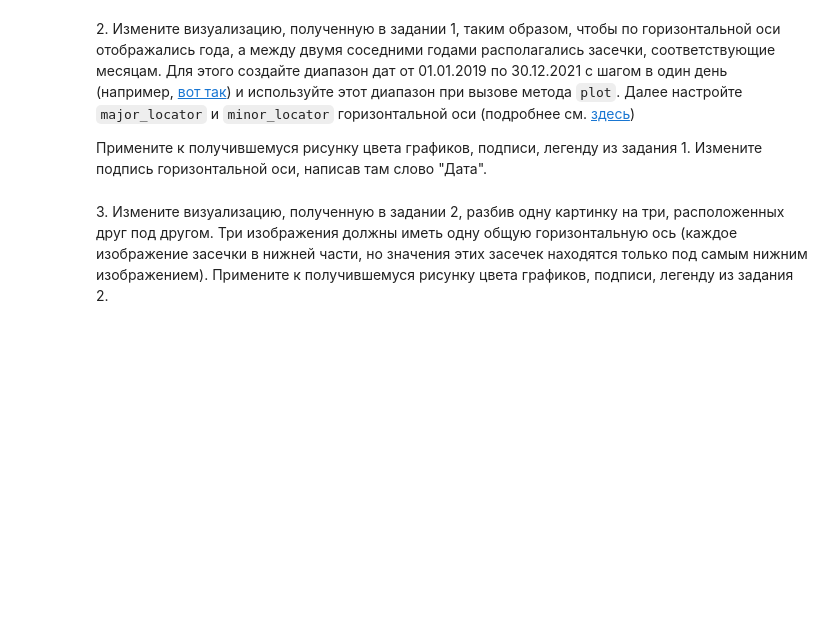
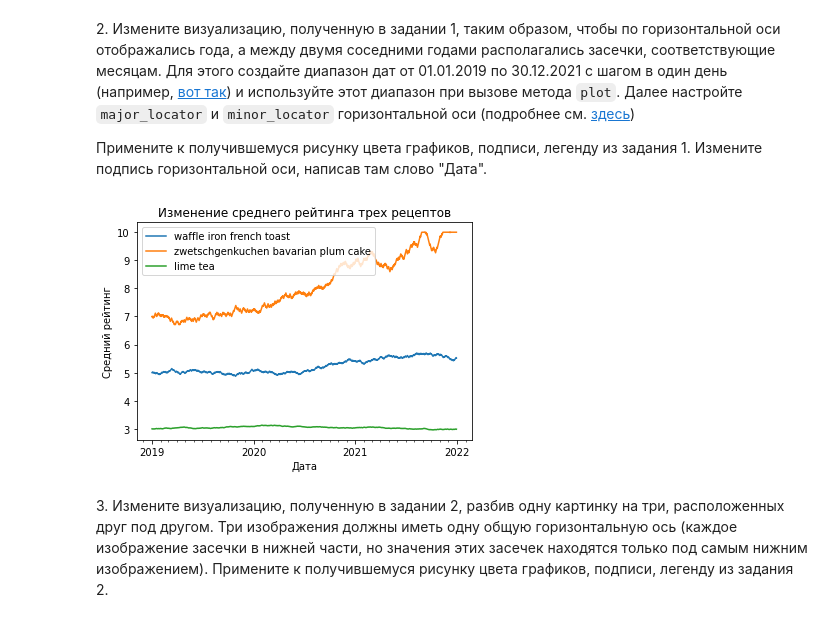
Before and after one commit to yanasirina/lab5_graphics, a Jupyter notebook: 05_graphics_Сирина_Яна_ДПИ22-1.ipynb, the cells around one changed output. Saved outputs shown, nothing was run; the diff lists cells and outputs as text; code cells hidden in the pictures; blank space fills up the shorter version.

```diff
--- a/05_graphics_Сирина_Яна_ДПИ22-1.ipynb
+++ b/05_graphics_Сирина_Яна_ДПИ22-1.ipynb
@@ -60,5 +51,27 @@ _Примечание_ : для считывания файла воспольз
 2\. Измените визуализацию, полученную в задании 1, таким образом, чтобы по горизонтальной оси отображались года, а между двумя соседними годами располагались засечки, соответствующие месяцам. Для этого создайте диапазон дат от 01.01.2019 по 30.12.2021 с шагом в один день (например, [вот так](https://pandas.pydata.org/docs/reference/api/pandas.date_range.html)) и используйте этот диапазон при вызове метода `plot`. Далее настройте `major_locator` и `minor_locator` горизонтальной оси (подробнее см. [здесь](https://matplotlib.org/stable/gallery/text_labels_and_annotations/date.html))
 
 Примените к получившемуся рисунку цвета графиков, подписи, легенду из задания 1. Измените подпись горизонтальной оси, написав там слово "Дата".
+# %%
+start_date = '2019-01-01'
+end_date = '2021-12-30'
+
+dates = pd.date_range(start_date, end_date, freq='D')
+
+fig, ax = plt.subplots()
+ax.plot(dates, average_ratings[0], label='waffle iron french toast')
+ax.plot(dates, average_ratings[1], label='zwetschgenkuchen bavarian plum cake')
+ax.plot(dates, average_ratings[2], label='lime tea')
+
+ax.xaxis.set_major_locator(mdates.YearLocator())
+ax.xaxis.set_minor_locator(mdates.MonthLocator())
+
+ax.set_xlabel('Дата')
+ax.set_ylabel('Средний рейтинг')
+ax.set_title('Изменение среднего рейтинга трех рецептов')
+
+ax.legend()
+plt.show()
+# %% [output]
+[figure, added]
 # %% [markdown]
 3\. Измените визуализацию, полученную в задании 2, разбив одну картинку на три, расположенных друг под другом. Три изображения должны иметь одну общую горизонтальную ось (каждое изображение засечки в нижней части, но значения этих засечек находятся только под самым нижним изображением). Примените к получившемуся рисунку цвета графиков, подписи, легенду из задания 2.
```
Also changed, not shown: parts of 12 cells of this notebook.
